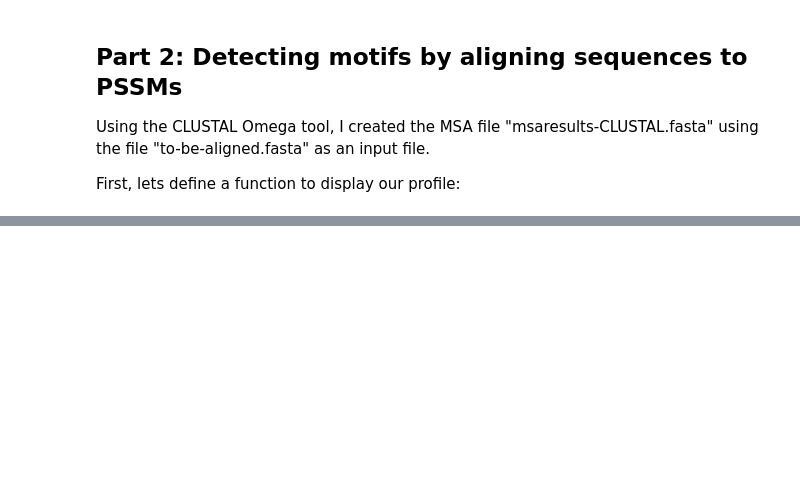
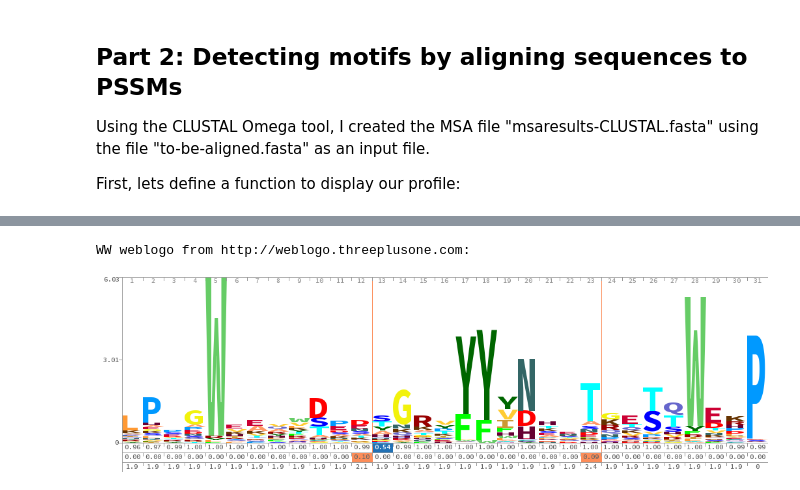
Before and after one commit to T4g1/bioinfo, a Jupyter notebook: Sequence Alignement and Detecting Motifs.ipynb, the cells around one changed output, grey strips where cells are left out. Drawn from its saved outputs; the diff is of its cells as text; code cells hidden in the pictures; blank space fills up the shorter version.

```diff
--- a/Sequence Alignement and Detecting Motifs.ipynb
+++ b/Sequence Alignement and Detecting Motifs.ipynb
@@ -572,0 +667,8 @@ Nseq: 247.0
+# %%
+from IPython.display import Image
+print("WW weblogo from http://weblogo.threeplusone.com:")
+Image("WW-PF00397.png")
+print("Keeping only the biggest acid we get something like: LPGWEEDGRYYN TTWP")
+# %% [output]
+WW weblogo from http://weblogo.threeplusone.com:
+[figure, added]
```
Also changed, not shown: parts of 5 cells of this notebook, 2 other files.
